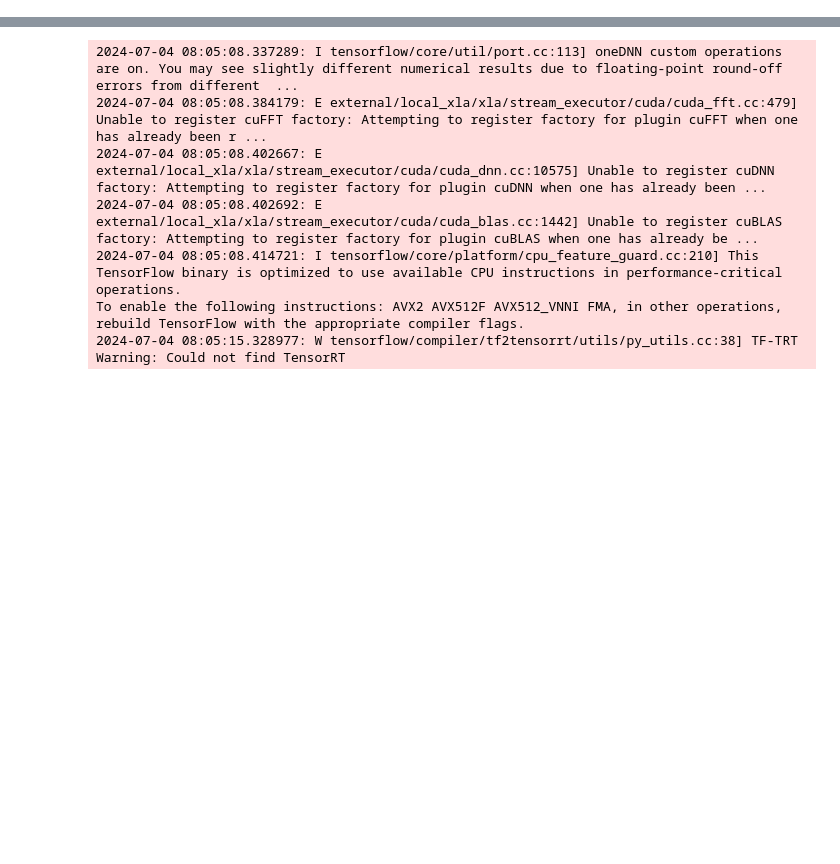
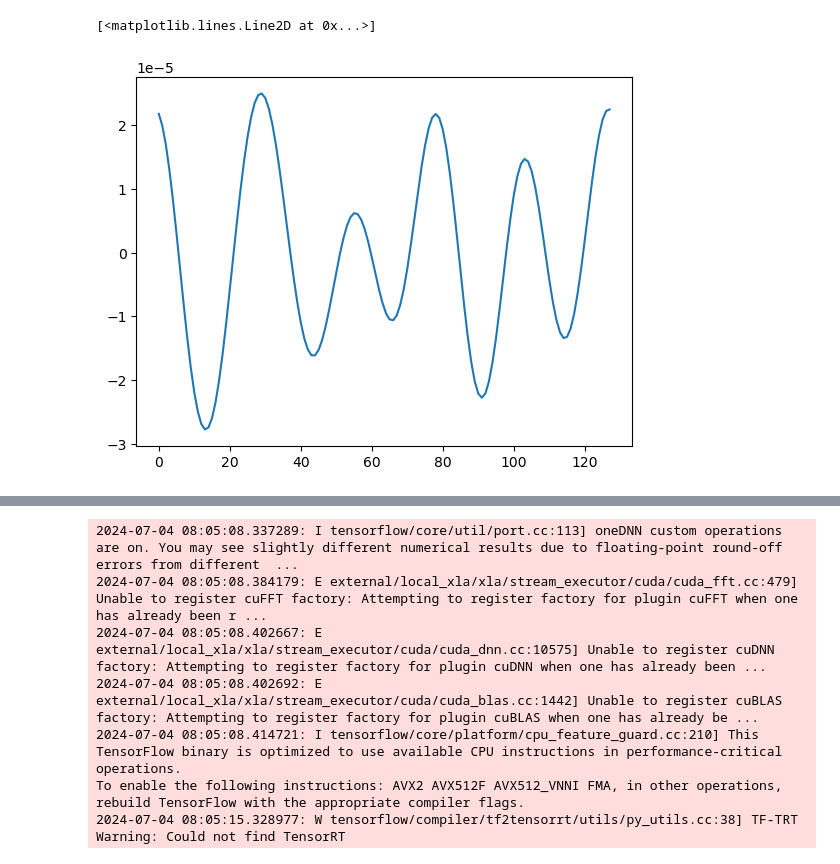
Before and after one commit to BaeHenryS/LearnedCorrections, a Jupyter notebook: 1-d/1d-burgers/plot_notebook.ipynb, the cells around one changed output, grey strips where cells are left out. Saved outputs shown, nothing was run; the diff lists cells and outputs as text; code cells hidden in the pictures; blank space fills up the shorter version.

```diff
--- a/1-d/1d-burgers/plot_notebook.ipynb
+++ b/1-d/1d-burgers/plot_notebook.ipynb
@@ -25,0 +43,11 @@ Max Difference:  1.8961728e-05
+# %%
+
+testpath = "/n/home13/henrybae/LearnedCorrections/LearnedCorrections/1-d/1d-burgers/output/sim_000000"
+
+data = np.load(testpath + "/velocity_000020.npz", allow_pickle=True)
+
+data = data['data']
+plt.plot(data)
+# %% [output]
+[<matplotlib.lines.Line2D at 0x...>]
+[figure, added]
```
Also changed, not shown: parts of 7 cells of this notebook, 23 other files.
